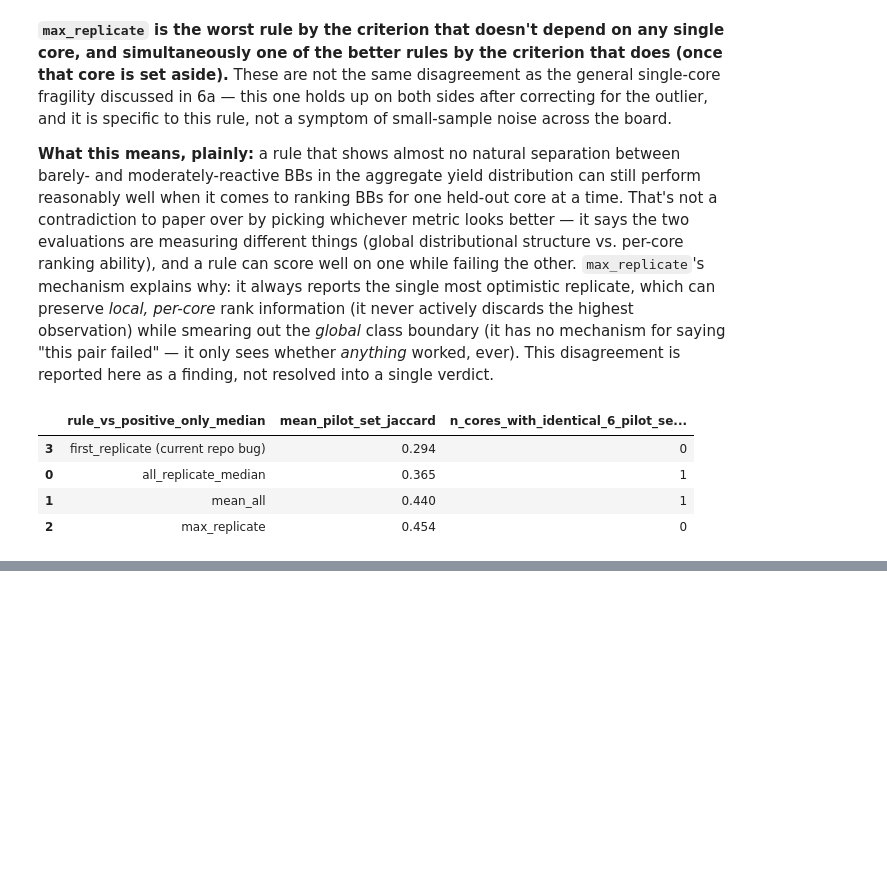
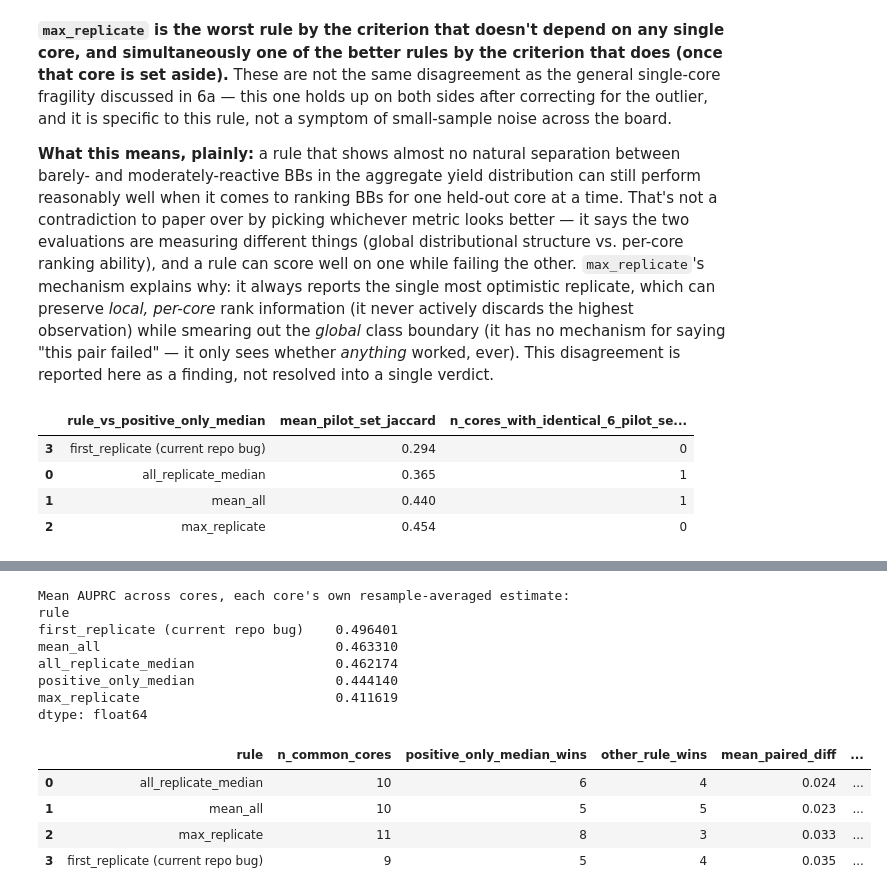
Before and after one commit to ZimmermanGroup/ReactivityNetwork, a Jupyter notebook: src/censoring_analysis.ipynb, the cells around one changed output, grey strips where cells are left out. Drawn from its saved outputs; the diff is of its cells as text; code cells hidden in the pictures; blank space fills up the shorter version.

```diff
--- a/src/censoring_analysis.ipynb
+++ b/src/censoring_analysis.ipynb
@@ -659,0 +742,43 @@ stability_df
+# %%
+# Collapse within-core BEFORE any cross-core comparison: n stays at (<=)13, not (<=)260.
+per_core_resampled = (resampled_df.groupby(["rule", "target_core"])["auprc"]
+                       .mean().reset_index()
+                       .pivot(index="target_core", columns="rule", values="auprc"))
+
+print("Mean AUPRC across cores, each core's own resample-averaged estimate:")
+print(per_core_resampled.mean().sort_values(ascending=False))
+print()
+
+baseline_for_pairing = "positive_only_median"
+resampled_head_to_head_rows = []
+for rule_name in RULES:
+    if rule_name == baseline_for_pairing:
+        continue
+    paired = per_core_resampled[[baseline_for_pairing, rule_name]].dropna()
+    diff = paired[baseline_for_pairing] - paired[rule_name]
+    excl = diff[diff.abs() != diff.abs().max()] if len(diff) > 1 else diff
+    resampled_head_to_head_rows.append({
+        "rule": rule_name,
+        "n_common_cores": len(paired),
+        "positive_only_median_wins": int((diff > 0).sum()),
+        "other_rule_wins": int((diff < 0).sum()),
+        "mean_paired_diff": round(float(diff.mean()), 3),
+        "mean_paired_diff_excl_single_largest_gap_core": round(float(excl.mean()), 3),
+    })
+
+resampled_head_to_head_df = pd.DataFrame(resampled_head_to_head_rows)
+resampled_head_to_head_df
+# %% [output]
+Mean AUPRC across cores, each core's own resample-averaged estimate:
+rule
+first_replicate (current repo bug)    0.496401
+mean_all                              0.463310
+all_replicate_median                  0.462174
+positive_only_median                  0.444140
+max_replicate                         0.411619
+dtype: float64
+|  | rule | n_common_cores | positive_only_median_wins | other_rule_wins | mean_paired_diff | ... |
+| 0 | all_replicate_median | 10 | 6 | 4 | 0.024 | ... |
+| 1 | mean_all | 10 | 5 | 5 | 0.023 | ... |
+| 2 | max_replicate | 11 | 8 | 3 | 0.033 | ... |
+| 3 | first_replicate (current repo bug) | 9 | 5 | 4 | 0.035 | ... |
```
Also changed, not shown: parts of 6 cells of this notebook.
